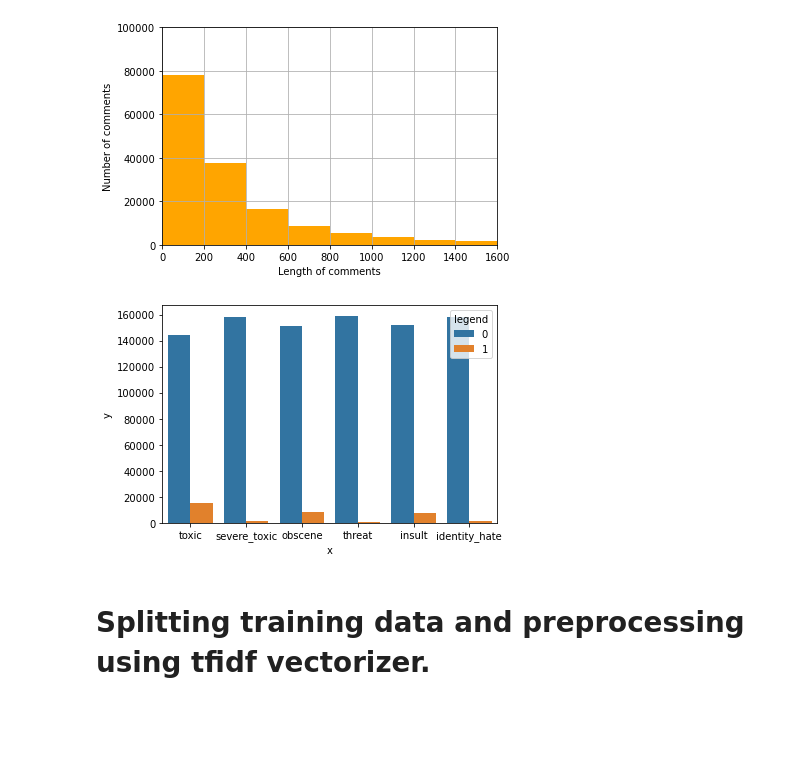
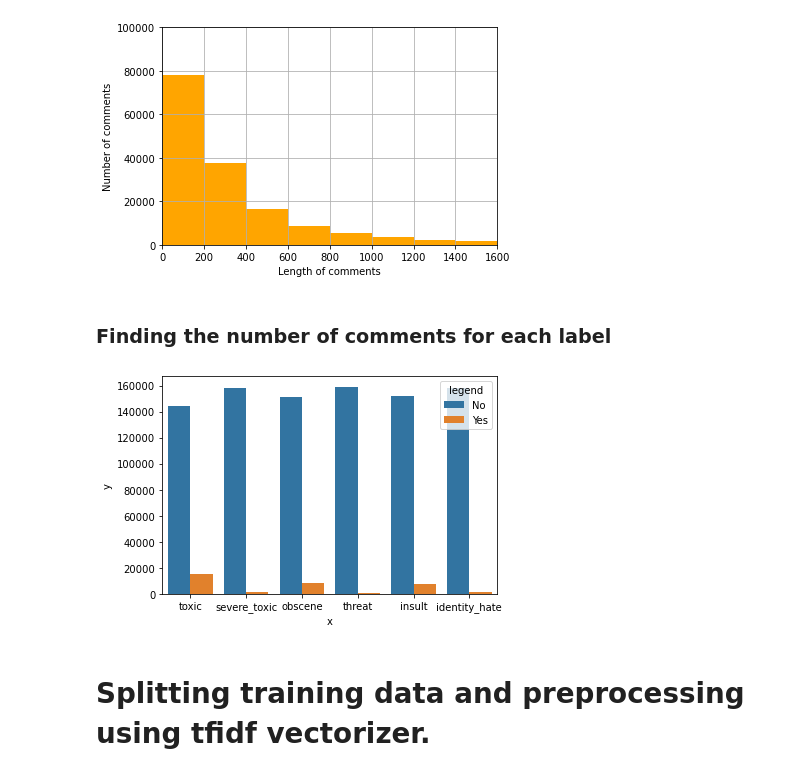
Before and after one commit to abhiz123/toxic-or-wholesome-classifier, a Jupyter notebook: model.ipynb, the cells around one changed output. Saved outputs shown, nothing was run; the diff lists cells and outputs as text; code cells hidden in the pictures; blank space fills up the shorter version.

```diff
--- a/model.ipynb
+++ b/model.ipynb
@@ -67,26 +81,26 @@ plt.show()
 # %% [output]
 average length of row: 394.712
 [figure]
+# %% [markdown]
+###  Finding the number of comments for each label
 # %%
-#To find the number of comments in each label
-
 toxic_count = df['toxic'].value_counts()
 severe_toxic_count = df['severe_toxic'].value_counts()
 obscene_count = df['obscene'].value_counts()
 threat_count = df['threat'].value_counts()
 insult_count = df['insult'].value_counts()
 identity_hate_count = df['identity_hate'].value_counts()
 
 df0=pd.DataFrame({'x':['toxic','severe_toxic', 'obscene', 'threat', 'insult', 'identity_hate'],'y':[toxic_count[0], severe_toxic_count[0], obscene_count[0], threat_count[0], insult_count[0], identity_hate_count[0]]})
 df1=pd.DataFrame({'x':['toxic','severe_toxic', 'obscene', 'threat', 'insult', 'identity_hate'],'y':[toxic_count[1], severe_toxic_count[1], obscene_count[1], threat_count[1], insult_count[1], identity_hate_count[1]]})
 
-df0['legend']=0
-df1['legend']=1
+df0['legend']='No'
+df1['legend']='Yes'
 df_final=pd.concat([df0,df1])
 sns.barplot(x='x',y='y', data=df_final, hue='legend')
 plt.show()
 # %% [output]
-[figure, old version]
+[figure, new version]
 # %% [markdown]
 # Splitting training data and preprocessing using tfidf vectorizer.
 # %%
```
Also changed, not shown: parts of 12 cells of this notebook.
